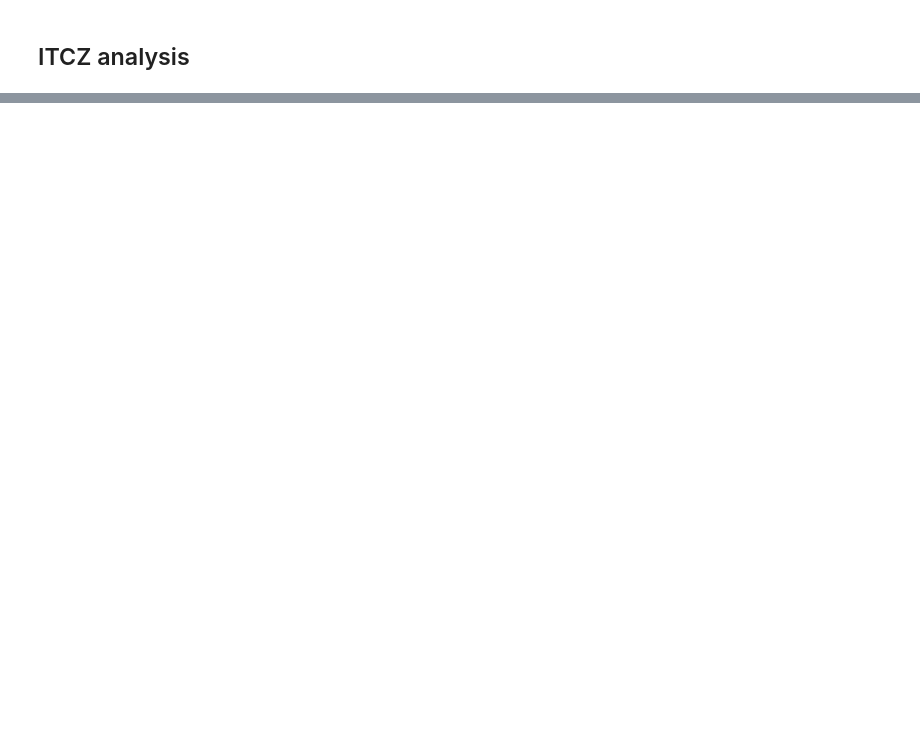
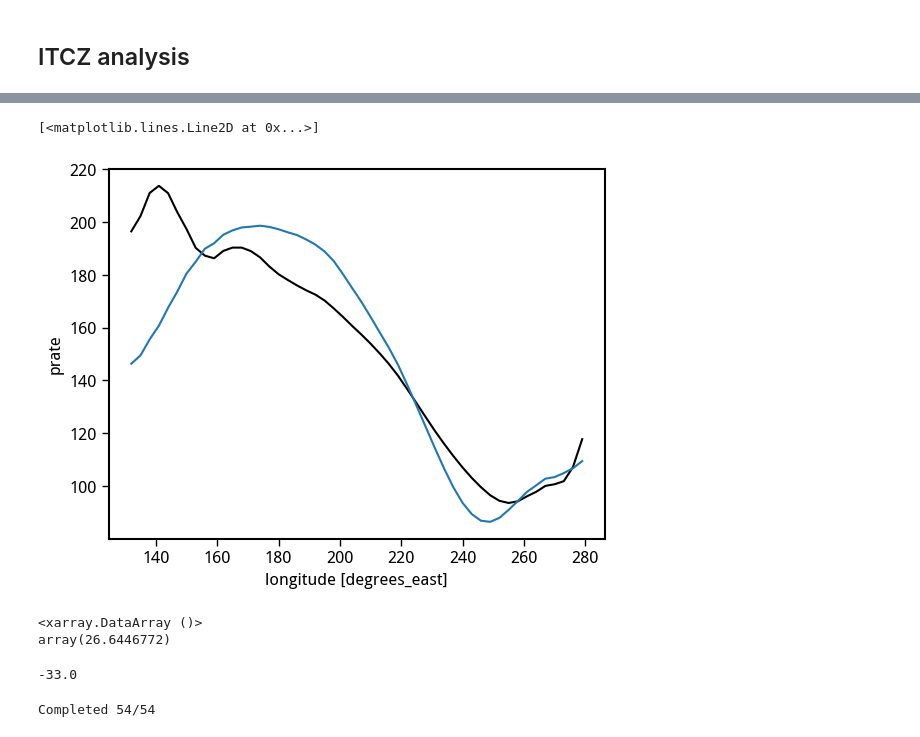
Before and after one commit to adisen99/enso_precip_asymmetry, a Jupyter notebook: 07_code_review1.ipynb, the cells around one changed output, grey strips where cells are left out. Drawn from its saved outputs; the diff is of its cells as text; code cells hidden in the pictures; blank space fills up the shorter version.

```diff
--- a/07_code_review1.ipynb
+++ b/07_code_review1.ipynb
@@ -455,0 +443,6 @@ def calc_data_res_parallel(params):
+# %%
+access_pr.sel(lat = slice(-20, 20), lon = slice(120, -80+360)).mean(('time', 'lat')).rolling(lon=5).mean('lon').plot(color='k')
+rean_pr.sel(lat = slice(-20, 20), lon = slice(120, -80+360)).mean(('time', 'lat')).rolling(lon=5).mean('lon').plot()
+# %% [output]
+[<matplotlib.lines.Line2D at 0x...>]
+[figure, added]
@@ -455,0 +452,27 @@ def calc_data_res_parallel(params):
+# %%
+rmse(pred, obs)
+# %% [output]
+<xarray.DataArray ()>
+array(26.6446772)
+# %%
+pred_peak = float(pred1.where(pred1 == pred1.max(), drop=True).lon)
+obs_peak = float(obs1.where(obs1 == obs1.max(), drop=True).lon)
+peak_bias = pred_peak - obs_peak
+peak_bias
+# %% [output]
+-33.0
+# %%
+metric = []
+metric1 = []
+i = 1
+for model in model_names:
+    model_pr = (xr.open_mfdataset(f'/g/data/ob22/as8561/data/regridded_models/{model}_pr_*/*.nc').pr*86400*30).load()
+    pred = model_pr.sel(lat=slice(-15, 15), lon = slice(-150+360, -90+360)).mean(('time', 'lon'))
+    pred1 = model_pr.sel(lat = slice(-20, 20), lon = slice(120, -80+360)).mean(('time', 'lat')).rolling(lon=5).mean('lon')
+    pred_peak = float(pred1.where(pred1 == pred1.max(), drop=True).lon)
+    metric.append(float(rmse(pred, obs)))
+    metric1.append(float(pred_peak - obs_peak))
+    print(f'Completed {i}/{len(model_names)}', end='\r')
+    i += 1
+# %% [output]
+Completed 54/54
```
Also changed, not shown: parts of 21 cells of this notebook, 1 other file.
